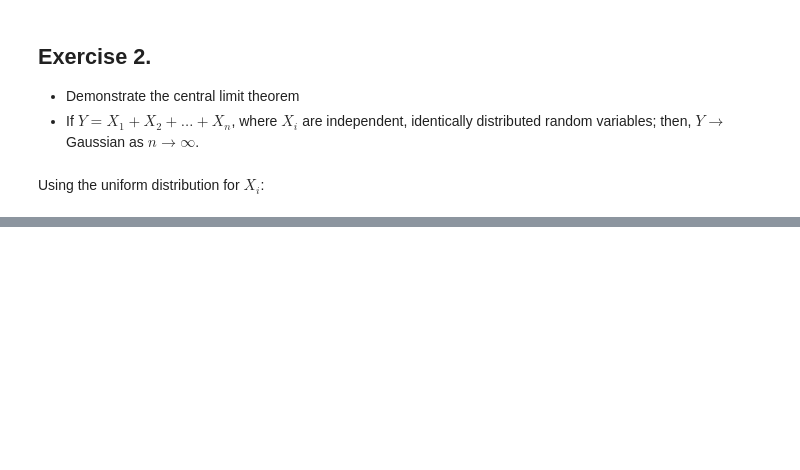
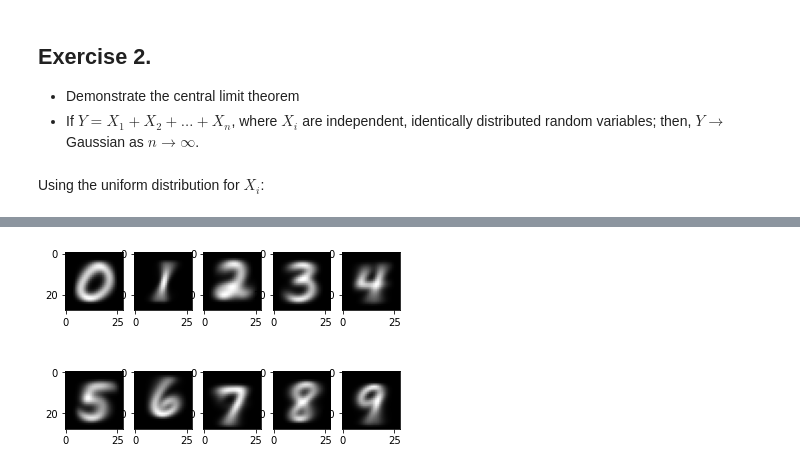
Before and after one commit to osuranyi/UdemyCourses, a Jupyter notebook: NumpyStack/Section6_BonusExercises.ipynb, the cells around one changed output, grey strips where cells are left out. Drawn from its saved outputs; the diff is of its cells as text; code cells hidden in the pictures; blank space fills up the shorter version.

```diff
--- a/NumpyStack/Section6_BonusExercises.ipynb
+++ b/NumpyStack/Section6_BonusExercises.ipynb
@@ -92,0 +129,8 @@ plt.plot(x,fx)
+# %%
+for i in range(10):
+  temp = train_X[train_y == i]
+  mean_image = np.sum(temp,axis=0) / np.sum(temp)
+  plt.subplot(2,5,i+1)
+  plt.imshow(mean_image,cmap='gray')
+# %% [output]
+[figure, added]
```
Also changed, not shown: parts of 20 cells of this notebook, 1 other file.
